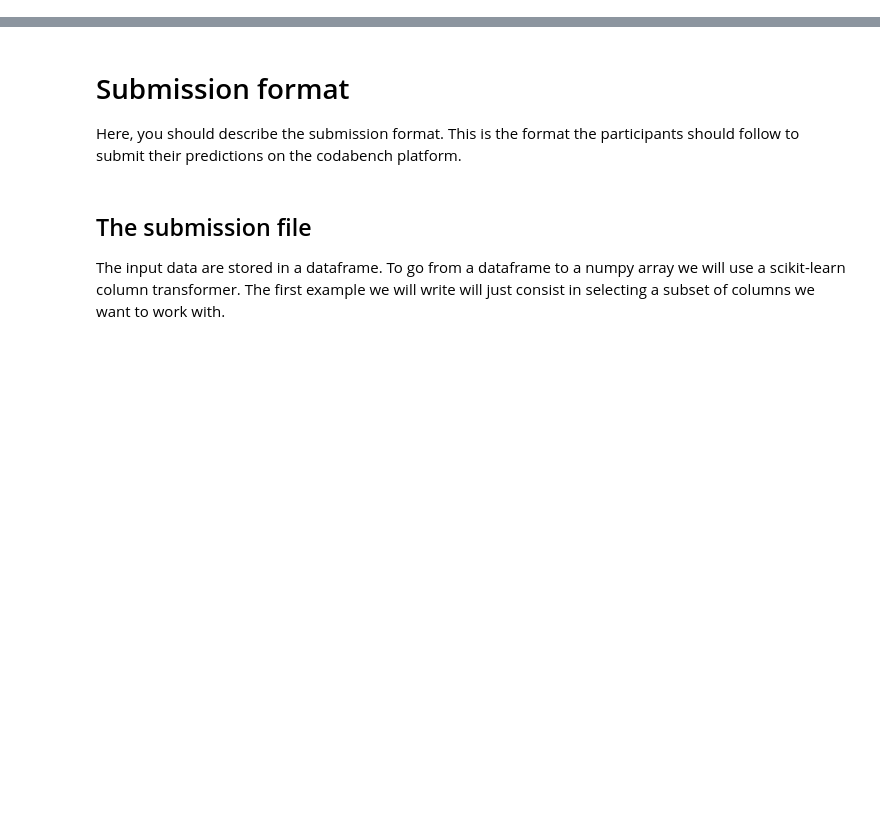
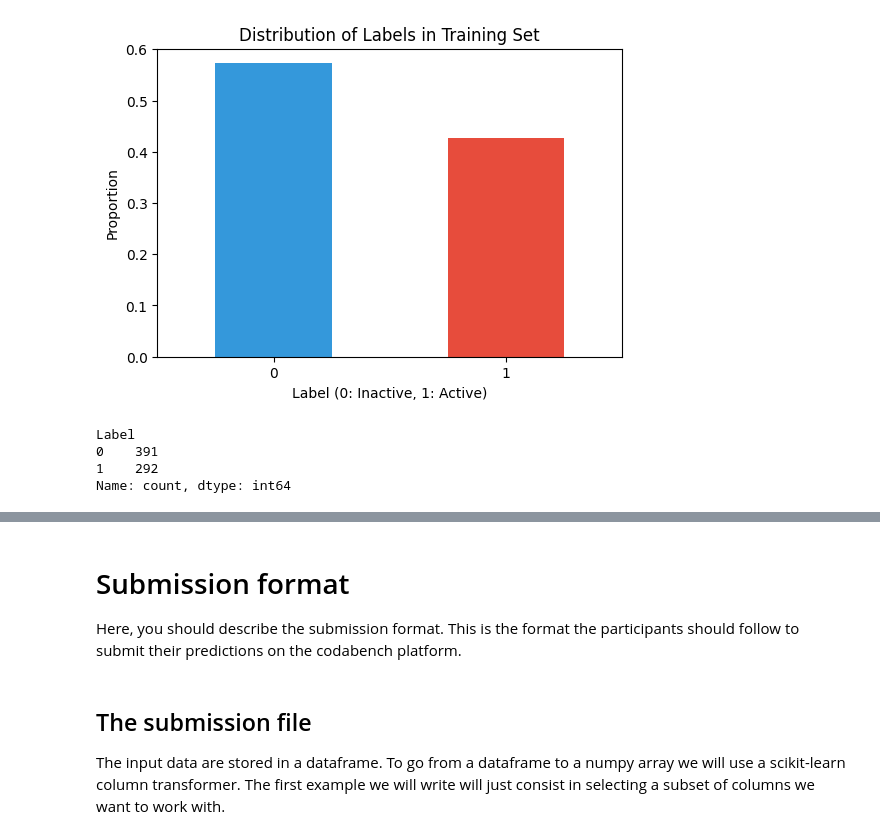
Before and after one commit to x-datascience-datacamp/template_codabench, a Jupyter notebook: template_starting_kit.ipynb, the cells around one changed output, grey strips where cells are left out. Cells and saved outputs as stored; diff of their text form; code cells hidden in the pictures; blank space fills up the shorter version.

```diff
--- a/template_starting_kit.ipynb
+++ b/template_starting_kit.ipynb
@@ -31,7 +40,8 @@ import numpy as np
 import pandas as pd
 import matplotlib.pyplot as plt
 pd.set_option('display.max_columns', None)
-
+from rdkit import Chem
+from rdkit.Chem import Descriptors, Draw
 # Load the data
 from ingestion_program.ingestion import get_train_data
-X_df, y = get_train_data("dev_phase/input_data")
+X, y = get_train_data("input_data")
@@ -41,0 +59,16 @@ A particularly important point in a challenge is to describe how it is evaluated
+# %%
+plt.figure(figsize=(6, 4))
+y.value_counts(normalize=True).plot(kind='bar', color=['#3498db', '#e74c3c'])
+plt.title('Distribution of Labels in Training Set')
+plt.xlabel('Label (0: Inactive, 1: Active)')
+plt.ylabel('Proportion')
+plt.xticks(rotation=0)
+plt.show()
+
+print(y.value_counts())
+# %% [output]
+[figure, added]
+Label
+0    391
+1    292
+Name: count, dtype: int64
```
Also changed, not shown: parts of 13 cells of this notebook, 6 other files.
